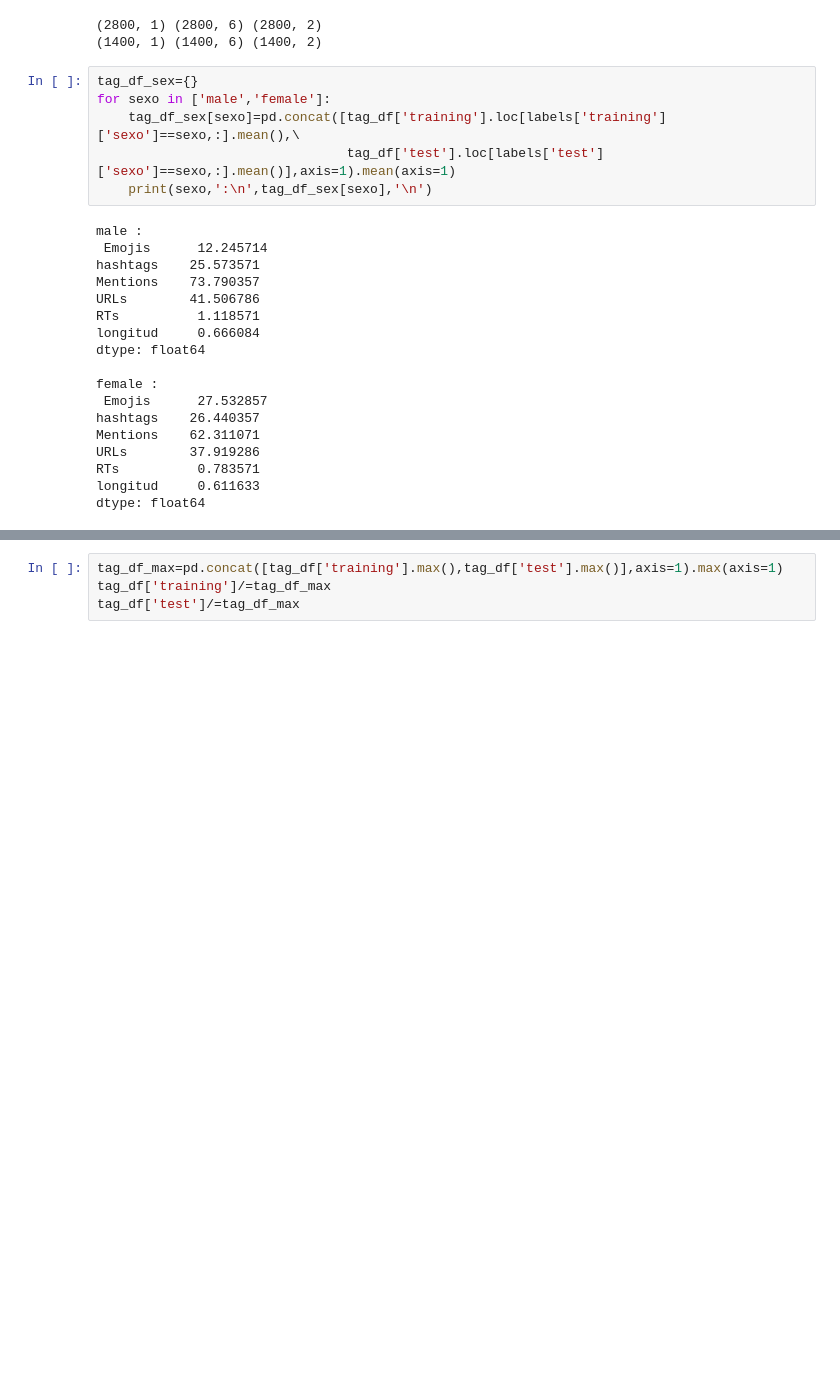
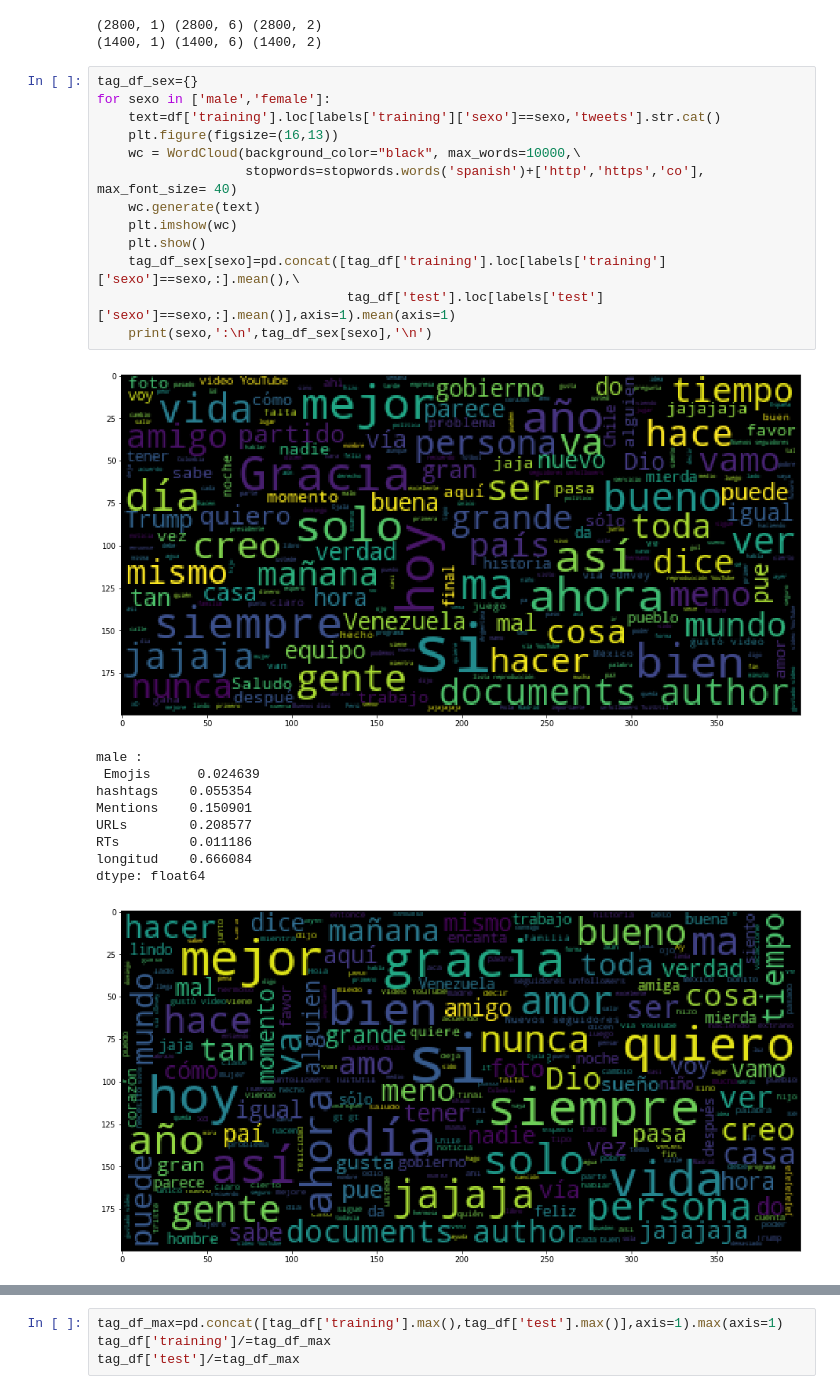
Before and after one commit to AlexFuster/Twitter-Author-Proffiling, a Jupyter notebook: PAN18.ipynb, the cells around one changed output, grey strips where cells are left out. Saved outputs shown, nothing was run; the diff lists cells and outputs as text; blank space fills up the shorter version.

```diff
--- a/PAN18.ipynb
+++ b/PAN18.ipynb
@@ -55,24 +57,24 @@ for tipo in ['training','test']:
 # %%
 tag_df_sex={}
 for sexo in ['male','female']:
+    text=df['training'].loc[labels['training']['sexo']==sexo,'tweets'].str.cat()
+    plt.figure(figsize=(16,13))
+    wc = WordCloud(background_color="black", max_words=10000,\
+                   stopwords=stopwords.words('spanish')+['http','https','co'], max_font_size= 40)
+    wc.generate(text)
+    plt.imshow(wc)
+    plt.show()
     tag_df_sex[sexo]=pd.concat([tag_df['training'].loc[labels['training']['sexo']==sexo,:].mean(),\
                                 tag_df['test'].loc[labels['test']['sexo']==sexo,:].mean()],axis=1).mean(axis=1)
     print(sexo,':\n',tag_df_sex[sexo],'\n')
 # %% [output]
+[figure, added]
 male :
- Emojis      12.245714
-hashtags    25.573571
-Mentions    73.790357
-URLs        41.506786
-RTs          1.118571
-longitud     0.666084
+ Emojis      0.024639
+hashtags    0.055354
+Mentions    0.150901
+URLs        0.208577
+RTs         0.011186
+longitud    0.666084
 dtype: float64
-
-female :
- Emojis      27.532857
-hashtags    26.440357
-Mentions    62.311071
-URLs        37.919286
-RTs          0.783571
-longitud     0.611633
-dtype: float64
+[figure, added]
```
Also changed, not shown: parts of 5 cells of this notebook.
